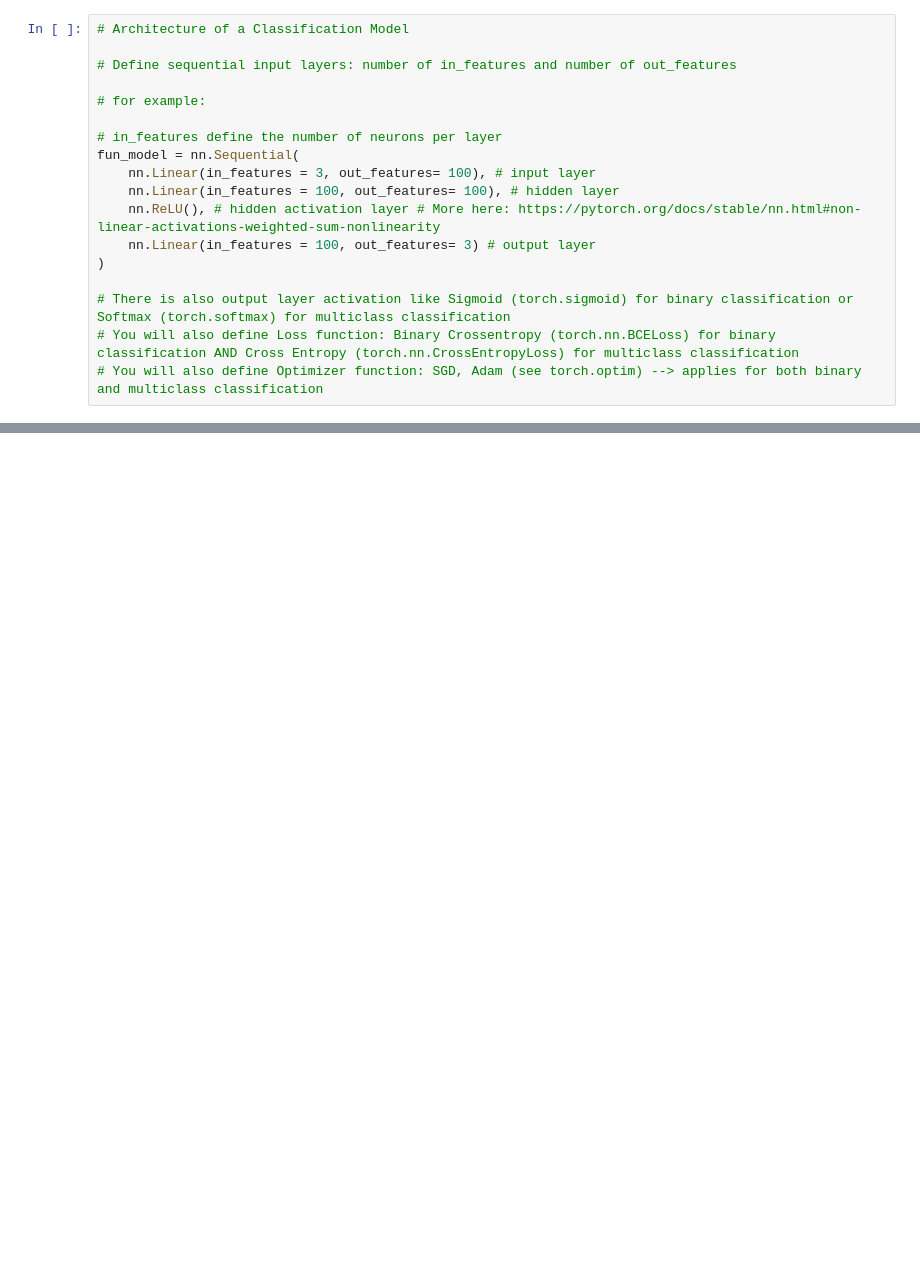
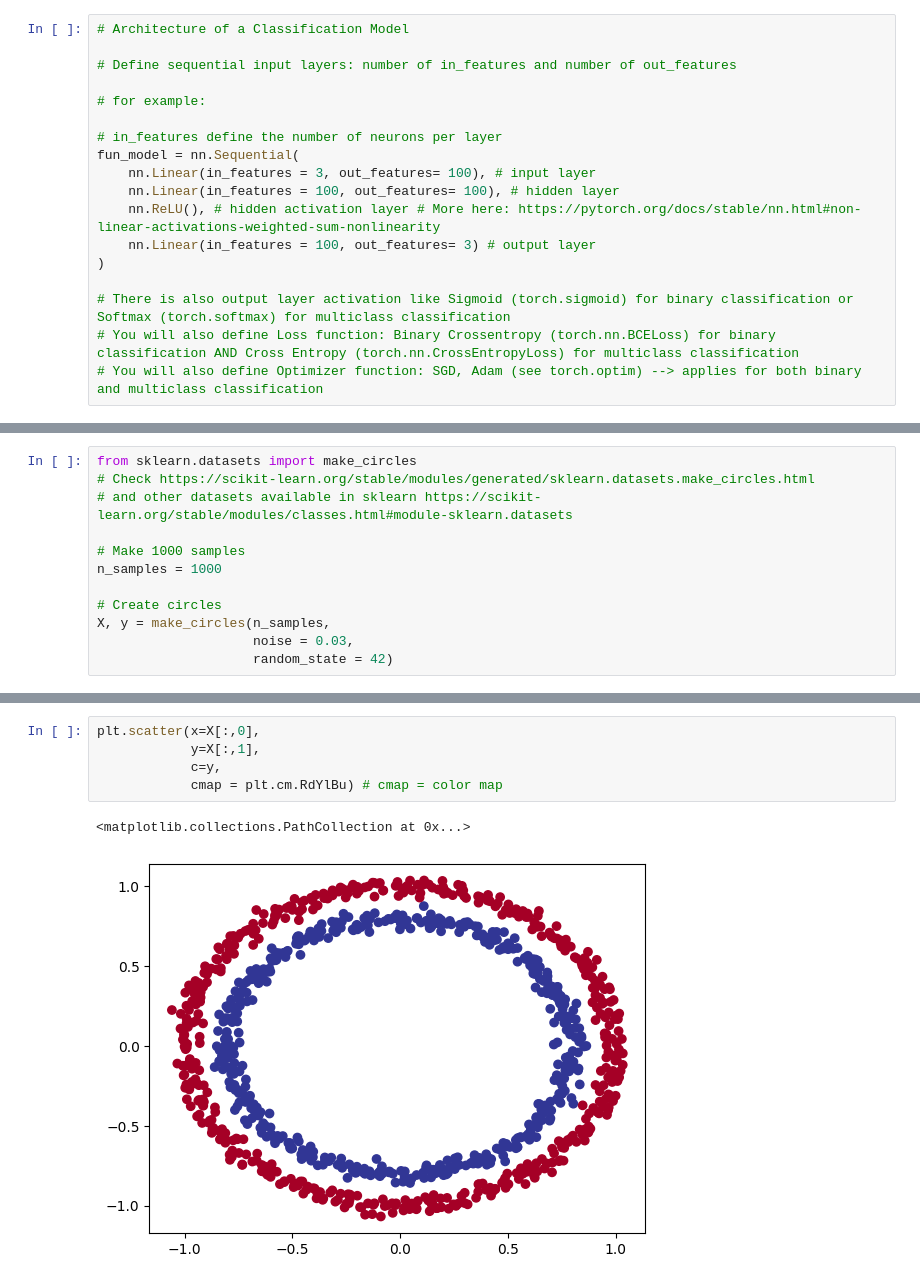
Before and after one commit to afirdousi/pytorch-basics, a Jupyter notebook: 006_neural_network_classification.ipynb, the cells around one changed output, grey strips where cells are left out. Drawn from its saved outputs; the diff is of its cells as text; blank space fills up the shorter version.

```diff
--- a/006_neural_network_classification.ipynb
+++ b/006_neural_network_classification.ipynb
@@ -104,0 +107,12 @@ OrderedDict([('0.weight',
+# %%
+from sklearn.datasets import make_circles
+# Check https://scikit-learn.org/stable/modules/generated/sklearn.datasets.make_circles.html
+# and other datasets available in sklearn https://scikit-learn.org/stable/modules/classes.html#module-sklearn.datasets
+
+# Make 1000 samples
+n_samples = 1000
+
+# Create circles
+X, y = make_circles(n_samples,
+                    noise = 0.03,
+                    random_state = 42)
@@ -104,0 +164,8 @@ OrderedDict([('0.weight',
+# %%
+plt.scatter(x=X[:,0],
+            y=X[:,1],
+            c=y,
+            cmap = plt.cm.RdYlBu) # cmap = color map
+# %% [output]
+<matplotlib.collections.PathCollection at 0x...>
+[figure, added]
```
Also changed, not shown: parts of 16 cells of this notebook.
